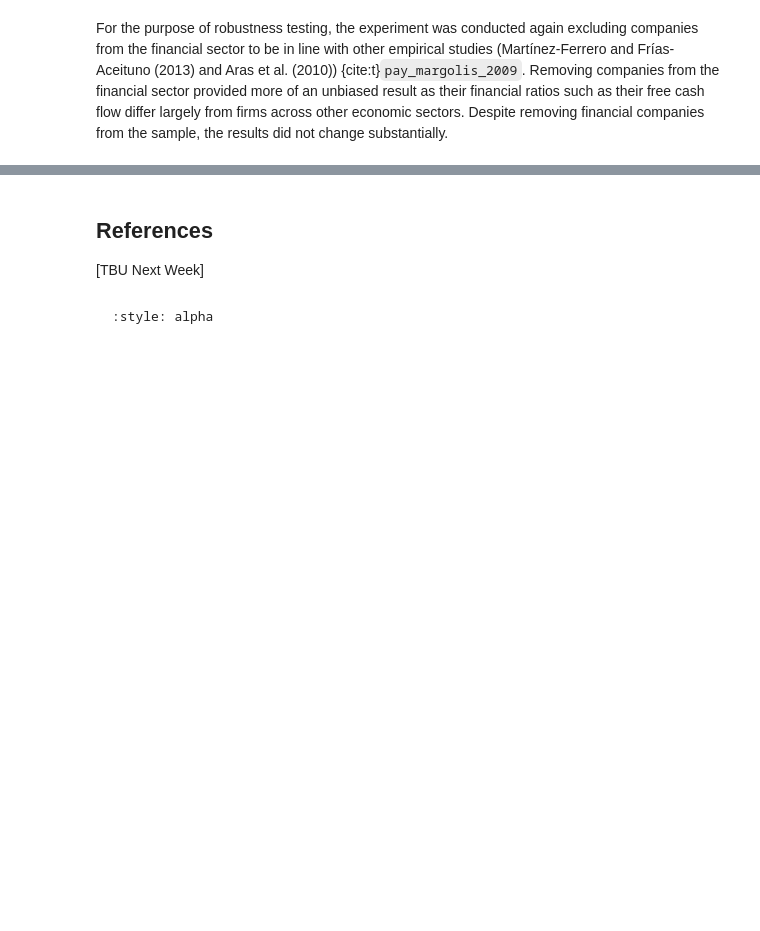
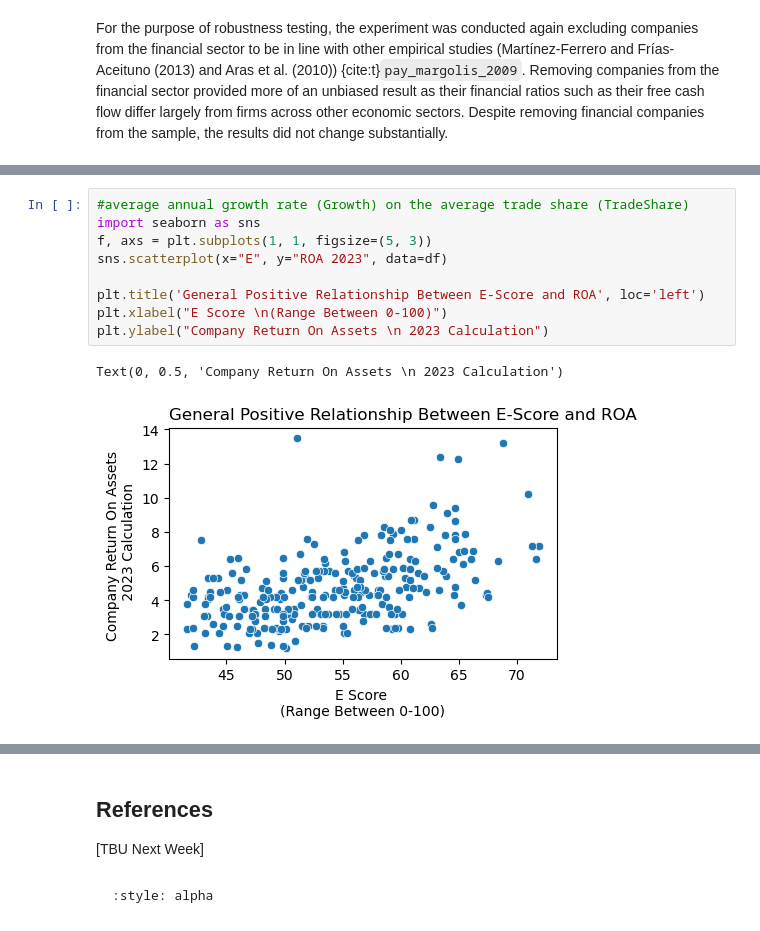
Before and after one commit to avnikadubey/as.180.369, a Jupyter notebook: contrib/avnikadubey/jupyterbook-avnikadubey/avnikadubey-paper.ipynb, the cells around one changed output, grey strips where cells are left out. Cells and saved outputs as stored; diff of their text form; blank space fills up the shorter version.

```diff
--- a/contrib/avnikadubey/jupyterbook-avnikadubey/avnikadubey-paper.ipynb
+++ b/contrib/avnikadubey/jupyterbook-avnikadubey/avnikadubey-paper.ipynb
@@ -111,0 +375,12 @@ For the purpose of robustness testing, the experiment was conducted again exclud
+# %%
+#average annual growth rate (Growth) on the average trade share (TradeShare)
+import seaborn as sns
+f, axs = plt.subplots(1, 1, figsize=(5, 3))
+sns.scatterplot(x="E", y="ROA 2023", data=df)
+
+plt.title('General Positive Relationship Between E-Score and ROA', loc='left')
+plt.xlabel("E Score \n(Range Between 0-100)")
+plt.ylabel("Company Return On Assets \n 2023 Calculation")
+# %% [output]
+Text(0, 0.5, 'Company Return On Assets \n 2023 Calculation')
+[figure, added]
```
Also changed, not shown: parts of 31 cells of this notebook.
